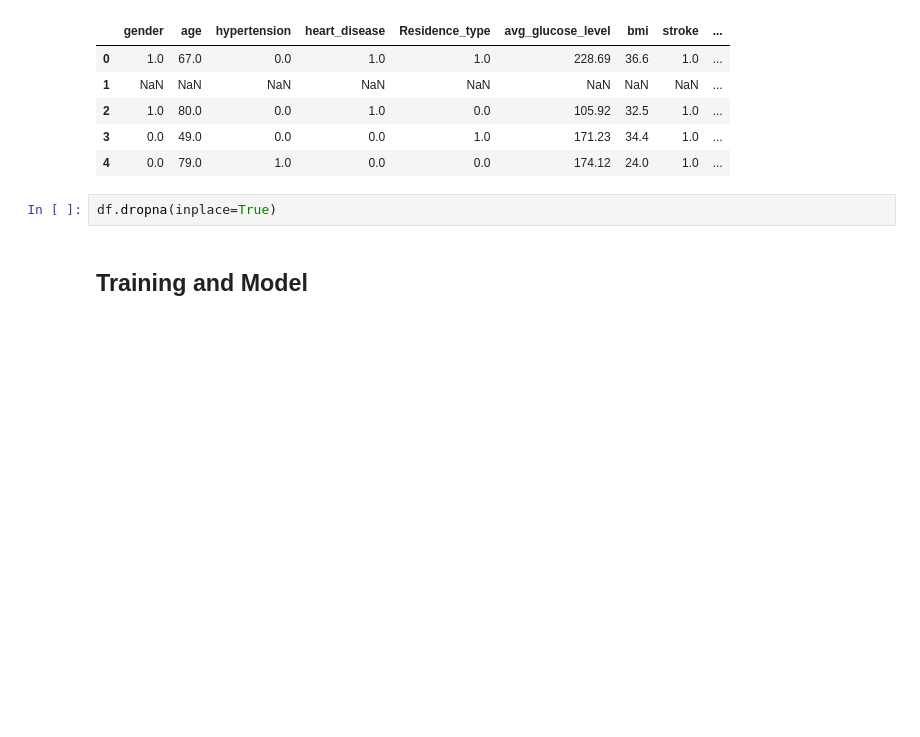
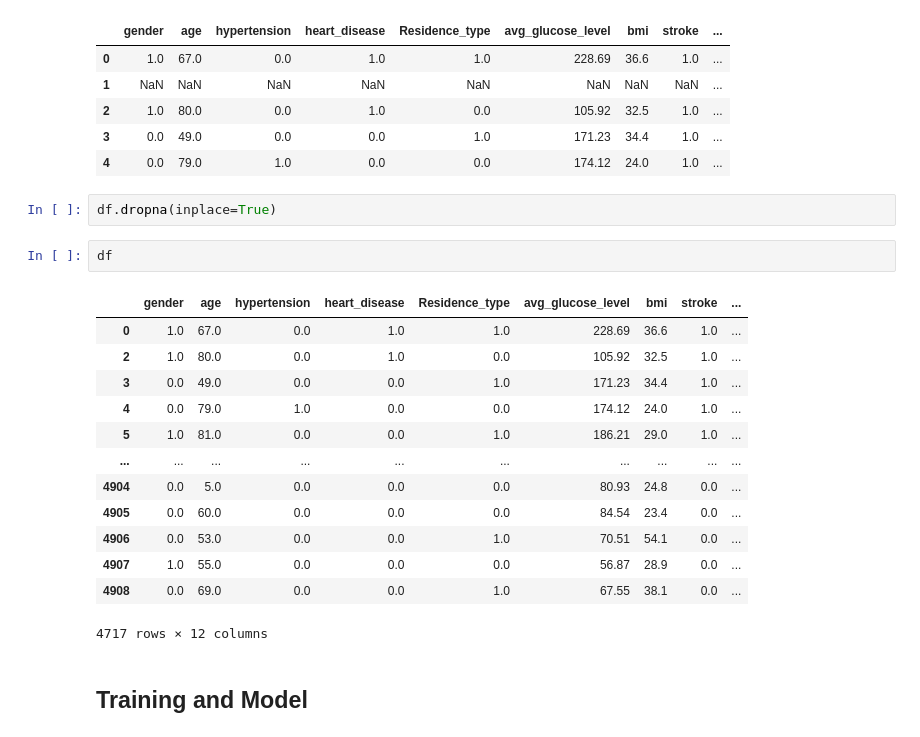
Before and after one commit to Team-Pbl-2021/Machine-Learning-Project, a Jupyter notebook: Analysis-Stroke.ipynb, the cells around one changed output. Cells and saved outputs as stored; diff of their text form; blank space fills up the shorter version.

```diff
--- a/Analysis-Stroke.ipynb
+++ b/Analysis-Stroke.ipynb
@@ -134,6 +134,22 @@ df.head()
 | 4 | 0.0 | 79.0 | 1.0 | 0.0 | 0.0 | 174.12 | 24.0 | 1.0 | ... |
 # %%
 df.dropna(inplace=True)
+# %%
+df
+# %% [output]
+|  | gender | age | hypertension | heart_disease | Residence_type | avg_glucose_level | bmi | stroke | ... |
+| 0 | 1.0 | 67.0 | 0.0 | 1.0 | 1.0 | 228.69 | 36.6 | 1.0 | ... |
+| 2 | 1.0 | 80.0 | 0.0 | 1.0 | 0.0 | 105.92 | 32.5 | 1.0 | ... |
+| 3 | 0.0 | 49.0 | 0.0 | 0.0 | 1.0 | 171.23 | 34.4 | 1.0 | ... |
+| 4 | 0.0 | 79.0 | 1.0 | 0.0 | 0.0 | 174.12 | 24.0 | 1.0 | ... |
+| 5 | 1.0 | 81.0 | 0.0 | 0.0 | 1.0 | 186.21 | 29.0 | 1.0 | ... |
+| ... | ... | ... | ... | ... | ... | ... | ... | ... | ... |
+| 4904 | 0.0 | 5.0 | 0.0 | 0.0 | 0.0 | 80.93 | 24.8 | 0.0 | ... |
+| 4905 | 0.0 | 60.0 | 0.0 | 0.0 | 0.0 | 84.54 | 23.4 | 0.0 | ... |
+| 4906 | 0.0 | 53.0 | 0.0 | 0.0 | 1.0 | 70.51 | 54.1 | 0.0 | ... |
+| 4907 | 1.0 | 55.0 | 0.0 | 0.0 | 0.0 | 56.87 | 28.9 | 0.0 | ... |
+| 4908 | 0.0 | 69.0 | 0.0 | 0.0 | 1.0 | 67.55 | 38.1 | 0.0 | ... |
+4717 rows × 12 columns
 # %% [markdown]
 ## Training and Model
 # %%
```
Also changed, not shown: parts of 16 cells of this notebook, 4 other files.
